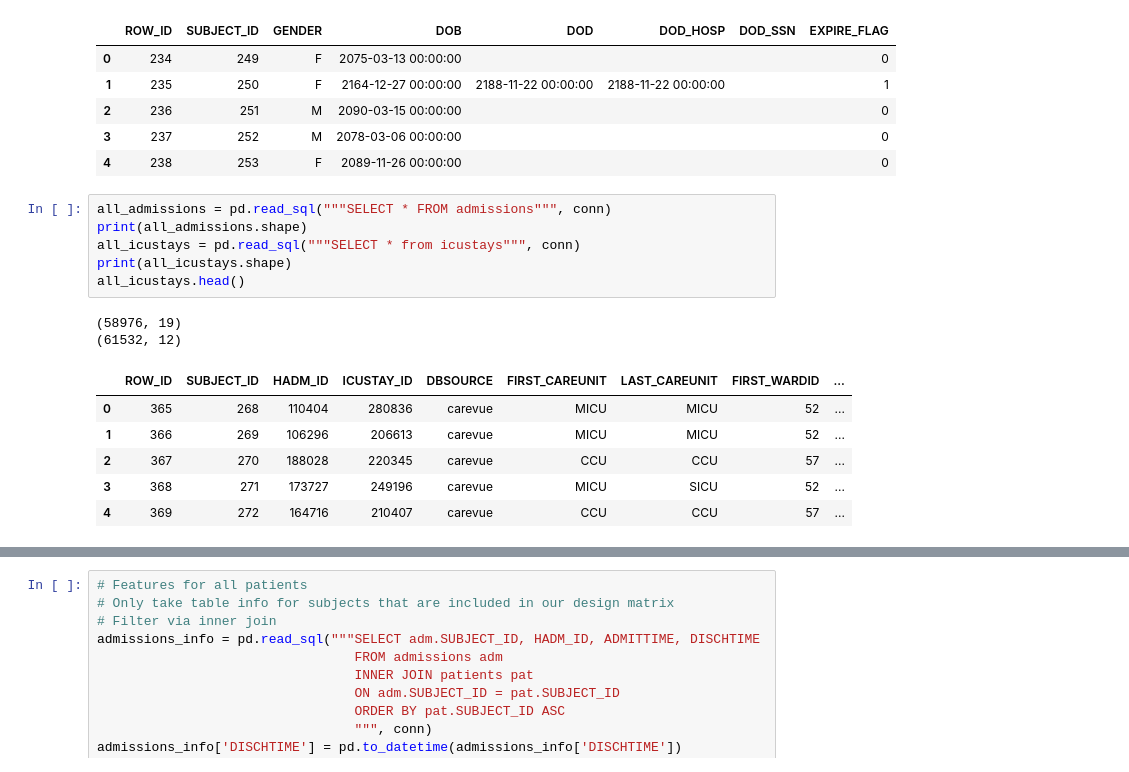
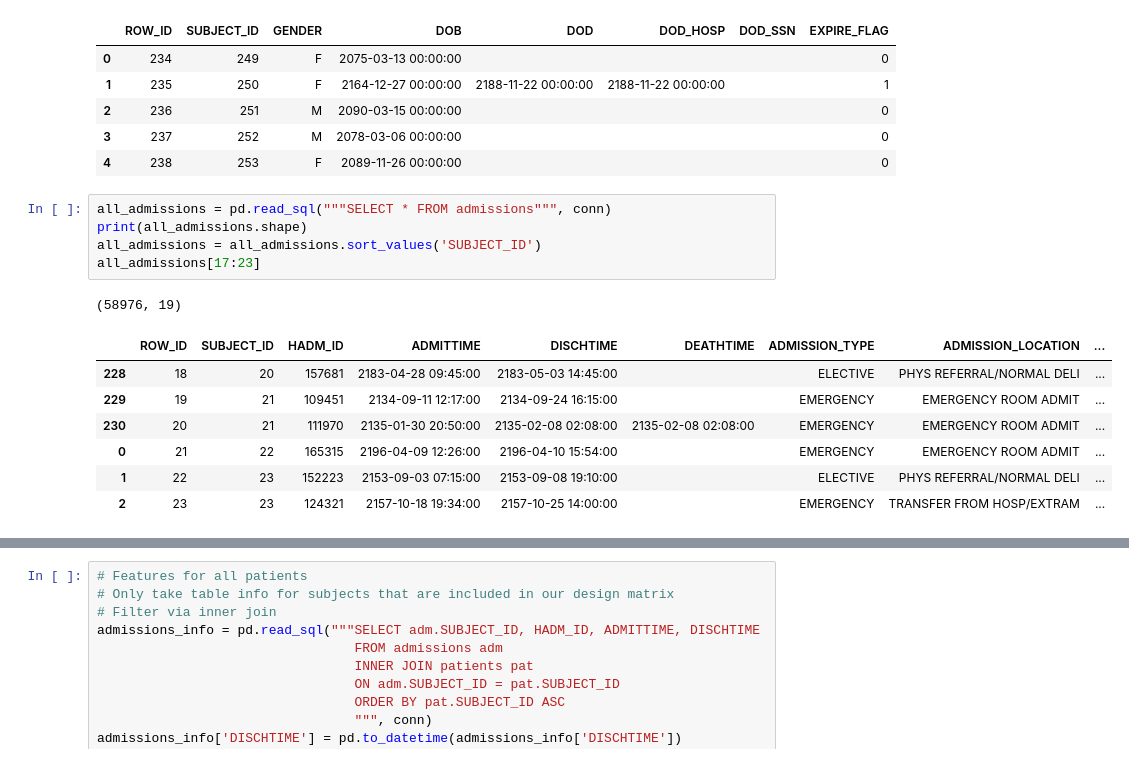
Before and after one commit to kevinmchu/BME590Final, a Jupyter notebook: Design matrix.ipynb, the cells around one changed output, grey strips where cells are left out. Drawn from its saved outputs; the diff is of its cells as text.

```diff
--- a/Design matrix.ipynb
+++ b/Design matrix.ipynb
@@ -45,18 +45,17 @@ pat_df.head()
 # %%
 all_admissions = pd.read_sql("""SELECT * FROM admissions""", conn)
 print(all_admissions.shape)
-all_icustays = pd.read_sql("""SELECT * from icustays""", conn)
-print(all_icustays.shape)
-all_icustays.head()
+all_admissions = all_admissions.sort_values('SUBJECT_ID')
+all_admissions[17:23]
 # %% [output]
 (58976, 19)
-(61532, 12)
-|  | ROW_ID | SUBJECT_ID | HADM_ID | ICUSTAY_ID | DBSOURCE | FIRST_CAREUNIT | LAST_CAREUNIT | FIRST_WARDID | ... |
-| 0 | 365 | 268 | 110404 | 280836 | carevue | MICU | MICU | 52 | ... |
-| 1 | 366 | 269 | 106296 | 206613 | carevue | MICU | MICU | 52 | ... |
-| 2 | 367 | 270 | 188028 | 220345 | carevue | CCU | CCU | 57 | ... |
-| 3 | 368 | 271 | 173727 | 249196 | carevue | MICU | SICU | 52 | ... |
-| 4 | 369 | 272 | 164716 | 210407 | carevue | CCU | CCU | 57 | ... |
+|  | ROW_ID | SUBJECT_ID | HADM_ID | ADMITTIME | DISCHTIME | DEATHTIME | ADMISSION_TYPE | ADMISSION_LOCATION | ... |
+| 228 | 18 | 20 | 157681 | 2183-04-28 09:45:00 | 2183-05-03 14:45:00 |  | ELECTIVE | PHYS REFERRAL/NORMAL DELI | ... |
+| 229 | 19 | 21 | 109451 | 2134-09-11 12:17:00 | 2134-09-24 16:15:00 |  | EMERGENCY | EMERGENCY ROOM ADMIT | ... |
+| 230 | 20 | 21 | 111970 | 2135-01-30 20:50:00 | 2135-02-08 02:08:00 | 2135-02-08 02:08:00 | EMERGENCY | EMERGENCY ROOM ADMIT | ... |
+| 0 | 21 | 22 | 165315 | 2196-04-09 12:26:00 | 2196-04-10 15:54:00 |  | EMERGENCY | EMERGENCY ROOM ADMIT | ... |
+| 1 | 22 | 23 | 152223 | 2153-09-03 07:15:00 | 2153-09-08 19:10:00 |  | ELECTIVE | PHYS REFERRAL/NORMAL DELI | ... |
+| 2 | 23 | 23 | 124321 | 2157-10-18 19:34:00 | 2157-10-25 14:00:00 |  | EMERGENCY | TRANSFER FROM HOSP/EXTRAM | ... |
 # %%
 # 'First' admission if it is a patient's first ever admission
 # Exclude patients who die during their 'first' visit
```
Also changed, not shown: parts of 5 cells of this notebook.
